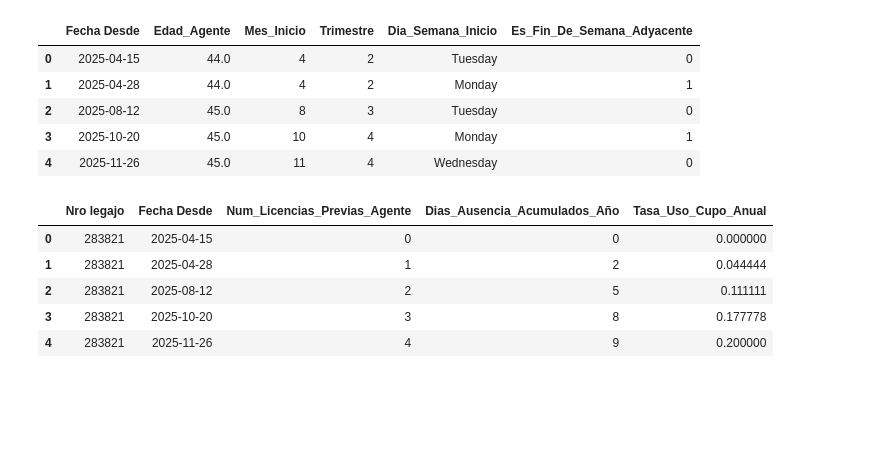
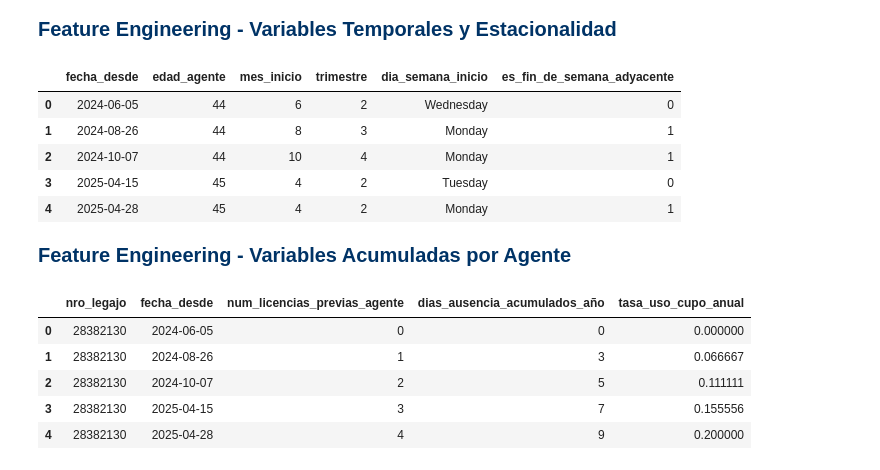
Before and after one commit to fabiswinter/Mis-Notebooks, a Jupyter notebook: Notebook_analisis_dataset.ipynb, the cells around one changed output. Saved outputs shown, nothing was run; the diff lists cells and outputs as text; code cells hidden in the pictures; blank space fills up the shorter version.

Commit message:
Commit con ultimos cambios en notebook y dataset

```diff
--- a/Notebook_analisis_dataset.ipynb
+++ b/Notebook_analisis_dataset.ipynb
@@ -18,11 +70,15 @@ Este trabajo final intenta abordar el ciclo completo de un proyecto de Data Scie
 # %%
 import pandas as pd
 import numpy as np
+import matplotlib.pyplot as plt
+import seaborn as sns
 
 # Cargar el dataset con codificación latin1 y separador ';'
-file_path = 'prueba2025_b.csv'
+file_path = 'prueba2025_c.csv'
 df_ausentismo = pd.read_csv(file_path, encoding='latin1', sep=';')
 
-print(f"Dataset cargado correctamente: {df.shape[0]:,} filas y {df.shape[1]} columnas.")
-df.head()
+print(f"Dataset cargado correctamente: {df_ausentismo.shape[0]:,} filas y {df_ausentismo.shape[1]} columnas.")
+df_ausentismo.head()
+
+print(df_ausentismo.dtypes)
 # %% [output]
@@ -36,12 +144,14 @@ Dataset cargado correctamente: 486,002 filas y 15 columnas.
 # %%
 # Convertir columnas de fechas al formato datetime de Pandas
-df_ausentismo['Fecha Desde'] = pd.to_datetime(df['Fecha Desde'], format='%d/%m/%Y', errors='coerce')
-df_ausentismo['Fecha Hasta'] = pd.to_datetime(df['Fecha Hasta'], format='%d/%m/%Y', errors='coerce')
-df_ausentismo['Fecha Nacimiento'] = pd.to_datetime(df['Fecha Nacimiento'], format='%d/%m/%Y', errors='coerce')
+df_ausentismo['fecha_desde'] = pd.to_datetime(df_ausentismo['fecha_desde'], format='%d/%m/%Y', errors='coerce')
+df_ausentismo['fecha_hasta'] = pd.to_datetime(df_ausentismo['fecha_hasta'], format='%d/%m/%Y', errors='coerce')
+#df_ausentismo['fecha_nacimiento'] = pd.to_datetime(df_ausentismo['fecha_nacimiento'], format='%d/%m/%Y', errors='coerce')
 
 # Ordenar cronológicamente por legajo y fecha para garantizar cálculos de secuencias temporales correctos
-df_ausentismo_ord = df_ausentismo.sort_values(['Nro legajo', 'Fecha Desde']).reset_index(drop=True)
+df_ausentismo_ord = df_ausentismo.sort_values(['nro_legajo', 'fecha_desde']).reset_index(drop=True)
 
 print("Conversión de fechas completada.")
+
+print(df_ausentismo_ord.dtypes)
 # %% [output]
 Conversión de fechas completada.
@@ -48,52 +175,57 @@ Conversión de fechas completada.
+# %% [markdown]
+<span style="font-size: 20px; font-weight: bold; color: #003366;">Feature Engineering - Variables Temporales y Estacionalidad</span>
 # %%
 # 1. Edad del agente al momento del inicio de la licencia
-df_ausentismo_ord['Edad_Agente'] = (df_ausentismo_ord['Fecha Desde'] - df_ausentismo_ord['Fecha Nacimiento']).dt.days // 365
+df_ausentismo_ord['edad_agente'] = df_ausentismo_ord['fecha_desde'].dt.year - df_ausentismo_ord['anio_nacimiento']
 
 # 2. Extracción de componentes estacionales
-df_ausentismo_ord['Mes_Inicio'] = df_ausentismo_ord['Fecha Desde'].dt.month
-df_ausentismo_ord['Trimestre'] = df_ausentismo_ord['Fecha Desde'].dt.quarter
-df_ausentismo_ord['Dia_Semana_Inicio'] = df_ausentismo_ord['Fecha Desde'].dt.day_name()
+df_ausentismo_ord['mes_inicio'] = df_ausentismo_ord['fecha_desde'].dt.month
+df_ausentismo_ord['trimestre'] = df_ausentismo_ord['fecha_desde'].dt.quarter
+df_ausentismo_ord['dia_semana_inicio'] = df_ausentismo_ord['fecha_desde'].dt.day_name()
 
 # 3. Indicador de día adyacente a fin de semana (Lunes, Viernes, Sábado o Domingo)
-df_ausentismo_ord['Es_Fin_De_Semana_Adyacente'] = df_ausentismo_ord['Fecha Desde'].dt.dayofweek.isin([0, 4, 5, 6]).astype(int)
+df_ausentismo_ord['es_fin_de_semana_adyacente'] = df_ausentismo_ord['fecha_desde'].dt.dayofweek.isin([0, 4, 5, 6]).astype(int)
 
-df_ausentismo_ord[['Fecha Desde', 'Edad_Agente', 'Mes_Inicio', 'Trimestre', 'Dia_Semana_Inicio', 'Es_Fin_De_Semana_Adyacente']].head()
+df_ausentismo_ord[['fecha_desde', 'edad_agente', 'mes_inicio', 'trimestre', 'dia_semana_inicio', 'es_fin_de_semana_adyacente']].head()
 # %% [output]
-|  | Fecha Desde | Edad_Agente | Mes_Inicio | Trimestre | Dia_Semana_Inicio | Es_Fin_De_Semana_Adyacente |
-| 0 | 2025-04-15 | 44.0 | 4 | 2 | Tuesday | 0 |
-| 1 | 2025-04-28 | 44.0 | 4 | 2 | Monday | 1 |
-| 2 | 2025-08-12 | 45.0 | 8 | 3 | Tuesday | 0 |
-| 3 | 2025-10-20 | 45.0 | 10 | 4 | Monday | 1 |
-| 4 | 2025-11-26 | 45.0 | 11 | 4 | Wednesday | 0 |
+|  | fecha_desde | edad_agente | mes_inicio | trimestre | dia_semana_inicio | es_fin_de_semana_adyacente |
+| 0 | 2024-06-05 | 44 | 6 | 2 | Wednesday | 0 |
+| 1 | 2024-08-26 | 44 | 8 | 3 | Monday | 1 |
+| 2 | 2024-10-07 | 44 | 10 | 4 | Monday | 1 |
+| 3 | 2025-04-15 | 45 | 4 | 2 | Tuesday | 0 |
+| 4 | 2025-04-28 | 45 | 4 | 2 | Monday | 1 |
+# %% [markdown]
+<span style="font-size: 20px; font-weight: bold; color: #003366;">Feature Engineering - Variables Acumuladas por Agente</span>
 # %%
 # Transformar la variable de salud a numérico (1: Sí, 0: No)
-df_ausentismo_ord['Es_Salud_Num'] = (df_ausentismo_ord['Es de Salud?'] == 'yes').astype(int)
+df_ausentismo_ord['es_salud_num'] = (df_ausentismo_ord['es_de_salud'] == 'yes').astype(int)
 
 # 1. Cantidad de días transcurridos desde la última licencia registrada para el mismo legajo
-df_ausentismo_ord['Dias_Desde_Ultima_Ausencia'] = df_ausentismo_ord.groupby('Nro legajo')['Fecha Desde'].diff().dt.days
+df_ausentismo_ord['dias_desde_ultima_ausencia'] = df_ausentismo_ord.groupby('nro_legajo')['fecha_desde'].diff().dt.days
 
 # Fillna para la primera licencia del agente
-df_ausentismo_ord['Dias_Desde_Ultima_Ausencia'] = df_ausentismo_ord['Dias_Desde_Ultima_Ausencia'].fillna(-1)
+df_ausentismo_ord['dias_desde_ultima_ausencia'] = df_ausentismo_ord['dias_desde_ultima_ausencia'].fillna(-1)
 
 # 2. Total acumulado de licencias tomadas previamente por el mismo agente en el año
-df_ausentismo_ord['Num_Licencias_Previas_Agente'] = df_ausentismo_ord.groupby('Nro legajo').cumcount()
+df_ausentismo_ord['num_licencias_previas_agente'] = df_ausentismo_ord.groupby('nro_legajo').cumcount()
 
 # 3. Total acumulado de días de ausencia en el año previo a la fecha actual
-df_ausentismo_ord['Dias_Ausencia_Acumulados_Año'] = df_ausentismo_ord.groupby('Nro legajo')['Cantidad dias'].cumsum() - df['Cantidad dias']
+df_ausentismo_ord['dias_ausencia_acumulados_año'] = df_ausentismo_ord.groupby('nro_legajo')['cantidad_dias'].cumsum() - df_ausentismo_ord['cantidad_dias']
 
 # 4. Tasa de consumo del cupo anual permitido
 # Se evita la división por cero asignando 0 si Cantidad Dias Permitido Año es 0
-df_ausentismo_ord['Tasa_Uso_Cupo_Anual'] = np.where(
-    df_ausentismo_ord['Cantidad Dias Permitido Año'] > 0,
-    df_ausentismo_ord['Dias_Ausencia_Acumulados_Año'] / df_ausentismo_ord['Cantidad Dias Permitido Año'],
+df_ausentismo_ord['tasa_uso_cupo_anual'] = np.where(
+    df_ausentismo_ord['cantidad_dias_permitido_año'] > 0,
+    df_ausentismo_ord['dias_ausencia_acumulados_año'] / df_ausentismo_ord['cantidad_dias_permitido_año'],
     0
 )
 
-df_ausentismo_ord[['Nro legajo', 'Fecha Desde', 'Num_Licencias_Previas_Agente', 'Dias_Ausencia_Acumulados_Año', 'Tasa_Uso_Cupo_Anual']].head()
+
+df_ausentismo_ord[['nro_legajo', 'fecha_desde', 'num_licencias_previas_agente', 'dias_ausencia_acumulados_año', 'tasa_uso_cupo_anual']].head()
 # %% [output]
-|  | Nro legajo | Fecha Desde | Num_Licencias_Previas_Agente | Dias_Ausencia_Acumulados_Año | Tasa_Uso_Cupo_Anual |
-| 0 | 283821 | 2025-04-15 | 0 | 0 | 0.000000 |
-| 1 | 283821 | 2025-04-28 | 1 | 2 | 0.044444 |
-| 2 | 283821 | 2025-08-12 | 2 | 5 | 0.111111 |
-| 3 | 283821 | 2025-10-20 | 3 | 8 | 0.177778 |
-| 4 | 283821 | 2025-11-26 | 4 | 9 | 0.200000 |
+|  | nro_legajo | fecha_desde | num_licencias_previas_agente | dias_ausencia_acumulados_año | tasa_uso_cupo_anual |
+| 0 | 28382130 | 2024-06-05 | 0 | 0 | 0.000000 |
+| 1 | 28382130 | 2024-08-26 | 1 | 3 | 0.066667 |
+| 2 | 28382130 | 2024-10-07 | 2 | 5 | 0.111111 |
+| 3 | 28382130 | 2025-04-15 | 3 | 7 | 0.155556 |
+| 4 | 28382130 | 2025-04-28 | 4 | 9 | 0.200000 |
```
Also changed, not shown: parts of 21 cells of this notebook, 1 other file.
